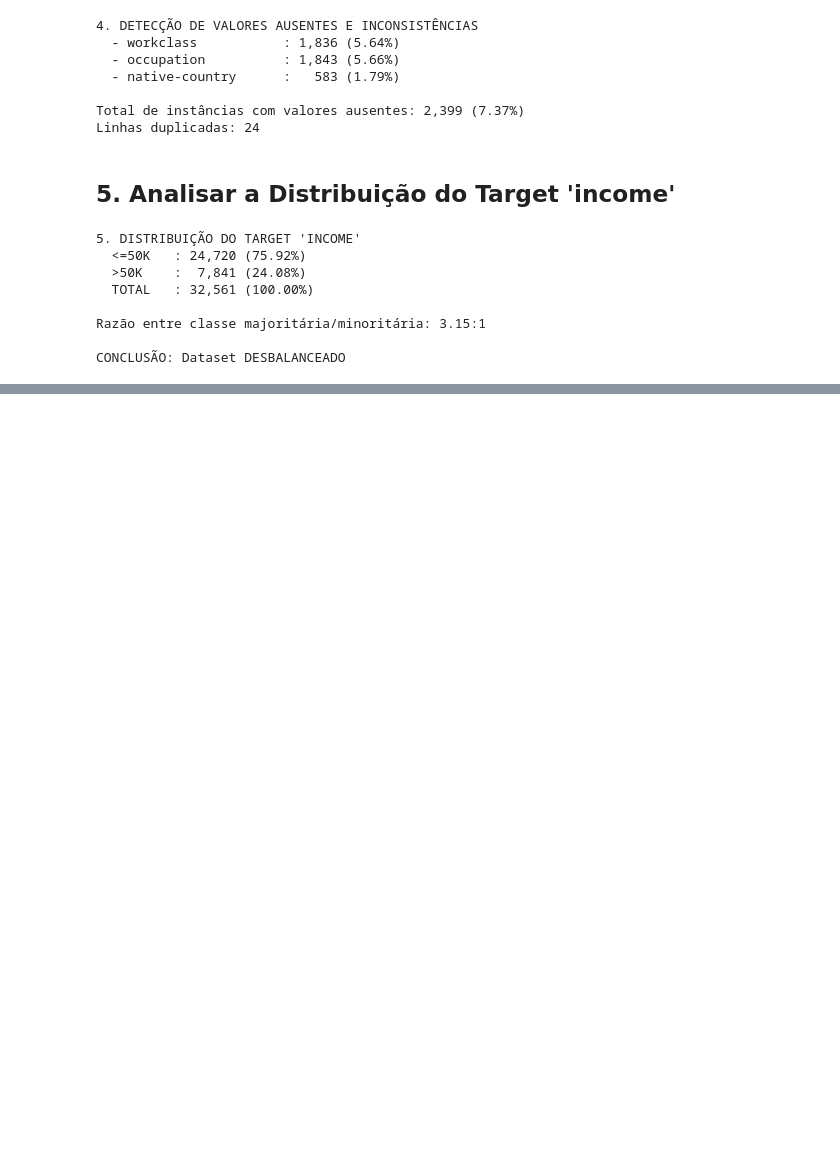
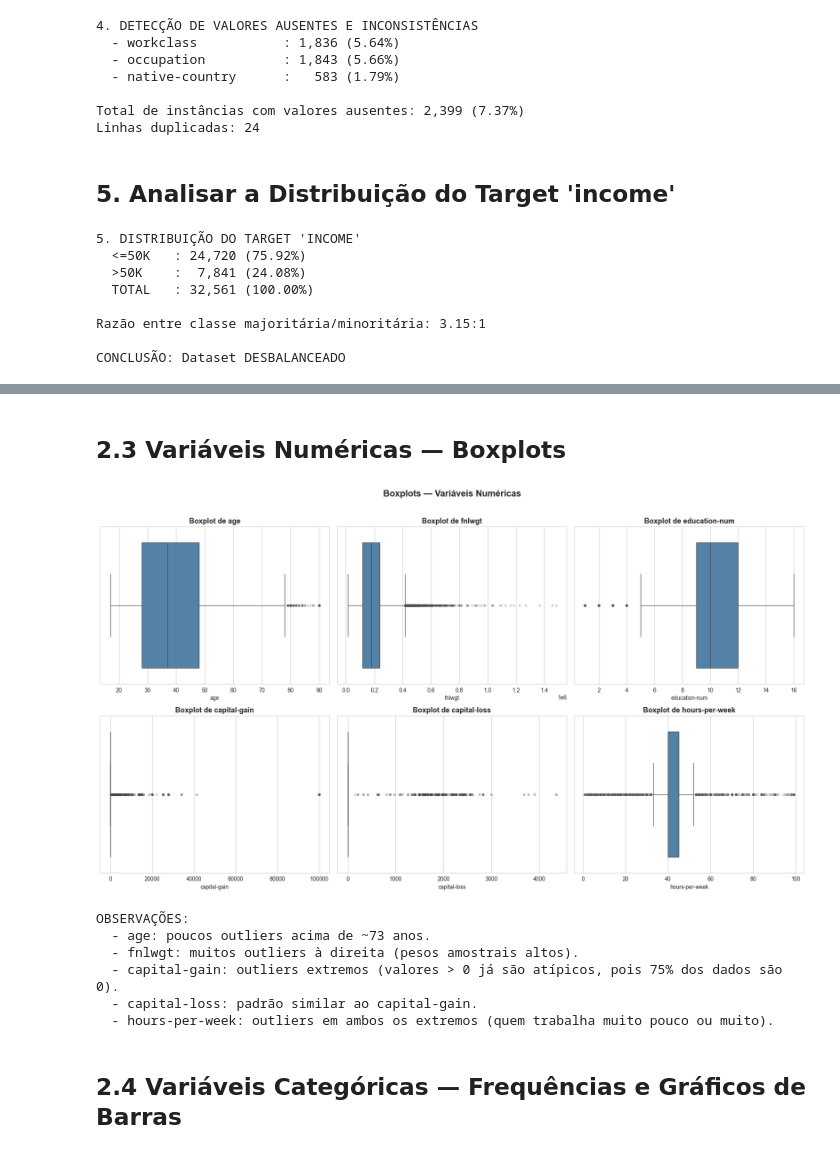
Before and after one commit to NicolasVolf/aps1-machinelearning, a Jupyter notebook: aps1.ipynb, the cells around one changed output, grey strips where cells are left out. Saved outputs shown, nothing was run; the diff lists cells and outputs as text; code cells hidden in the pictures; blank space fills up the shorter version.

```diff
--- a/aps1.ipynb
+++ b/aps1.ipynb
@@ -247,0 +338,33 @@ CONCLUSÃO: Dataset DESBALANCEADO
+# %% [markdown]
+## 2.3 Variáveis Numéricas — Boxplots
+# %%
+# Boxplots para cada variável numérica
+fig, axes = plt.subplots(2, 3, figsize=(18, 10))
+axes = axes.flatten()
+
+for i, col in enumerate(numerical):
+    ax = axes[i]
+    sns.boxplot(x=df[col], ax=ax, color='steelblue', flierprops=dict(marker='o', markersize=3, alpha=0.4))
+    ax.set_title(f'Boxplot de {col}', fontsize=13, fontweight='bold')
+    ax.set_xlabel(col)
+
+plt.suptitle('Boxplots — Variáveis Numéricas', fontsize=16, fontweight='bold', y=1.02)
+plt.tight_layout()
+plt.show()
+
+print("OBSERVAÇÕES:")
+print("  - age: poucos outliers acima de ~73 anos.")
+print("  - fnlwgt: muitos outliers à direita (pesos amostrais altos).")
+print("  - capital-gain: outliers extremos (valores > 0 já são atípicos, pois 75% dos dados são 0).")
+print("  - capital-loss: padrão similar ao capital-gain.")
+print("  - hours-per-week: outliers em ambos os extremos (quem trabalha muito pouco ou muito).")
+# %% [output]
+[figure, added]
+OBSERVAÇÕES:
+  - age: poucos outliers acima de ~73 anos.
+  - fnlwgt: muitos outliers à direita (pesos amostrais altos).
+  - capital-gain: outliers extremos (valores > 0 já são atípicos, pois 75% dos dados são 0).
+  - capital-loss: padrão similar ao capital-gain.
+  - hours-per-week: outliers em ambos os extremos (quem trabalha muito pouco ou muito).
+# %% [markdown]
+## 2.4 Variáveis Categóricas — Frequências e Gráficos de Barras
```
Also changed, not shown: parts of 10 cells of this notebook.
